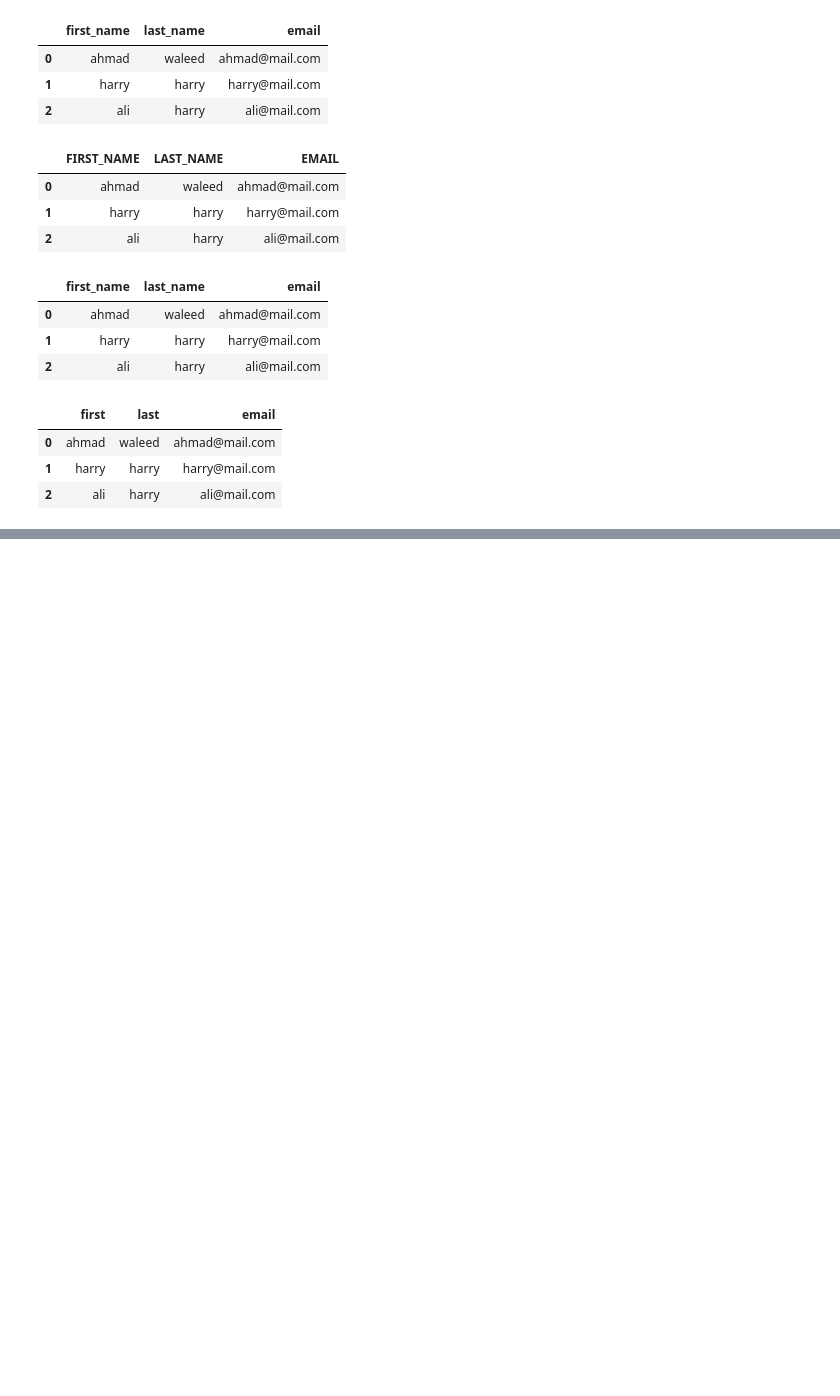
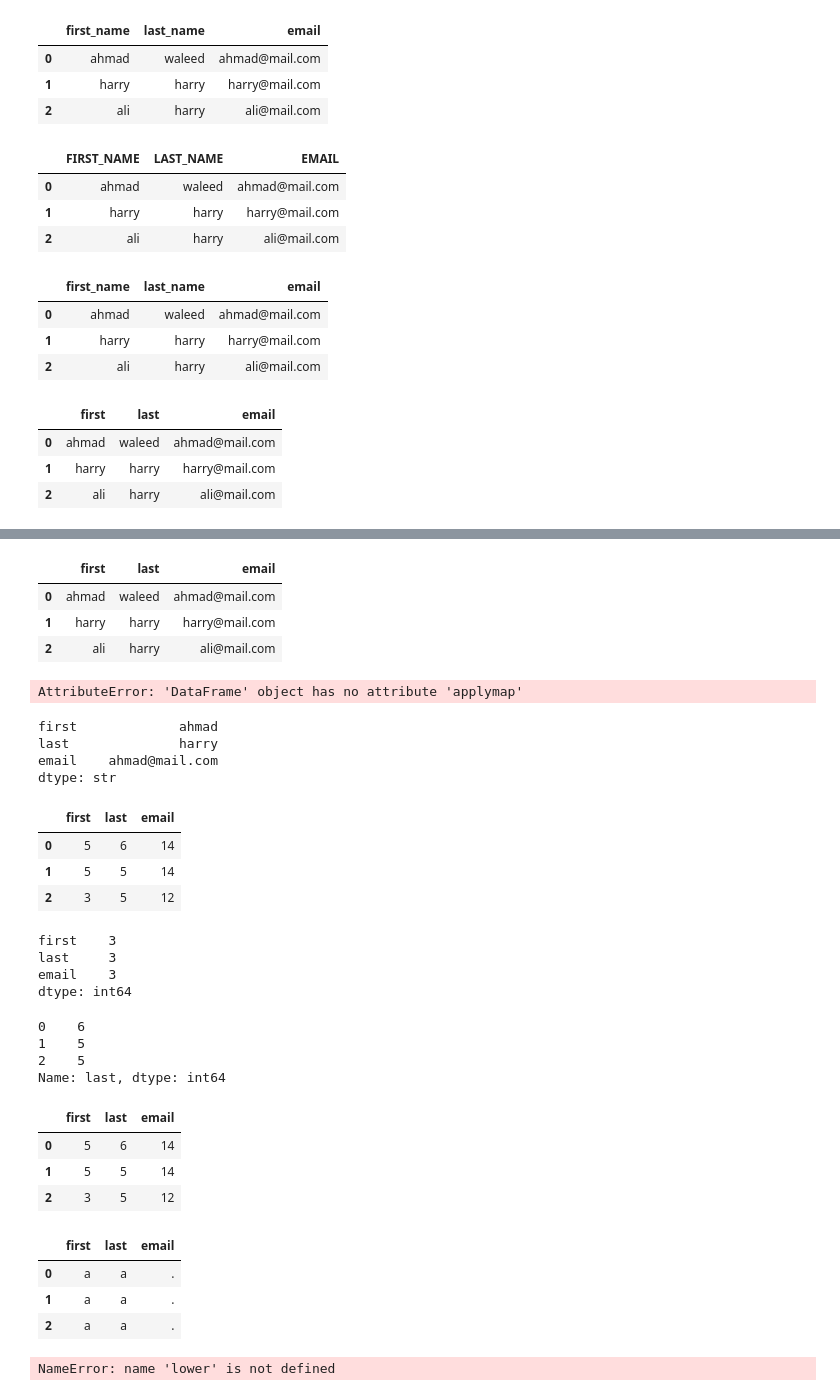
Before and after one commit to Ahmadwaleed11/data-analytics-learning, a Jupyter notebook: Untitled.ipynb, the cells around one changed output, grey strips where cells are left out. Drawn from its saved outputs; the diff is of its cells as text; code cells hidden in the pictures; blank space fills up the shorter version.

```diff
--- a/Untitled.ipynb
+++ b/Untitled.ipynb
@@ -158,0 +185,57 @@ df
+# %%
+df
+# %% [output]
+|  | first | last | email |
+| 0 | ahmad | waleed | ahmad@mail.com |
+| 1 | harry | harry | harry@mail.com |
+| 2 | ali | harry | ali@mail.com |
+# %%
+df.applymap(len)
+# %% [output]
+AttributeError: 'DataFrame' object has no attribute 'applymap'
+# %%
+df.apply(lambda x: x.min())
+# %% [output]
+first             ahmad
+last              harry
+email    ahmad@mail.com
+dtype: str
+# %%
+df.map(len)
+# %% [output]
+|  | first | last | email |
+| 0 | 5 | 6 | 14 |
+| 1 | 5 | 5 | 14 |
+| 2 | 3 | 5 | 12 |
+# %%
+df.apply(len)
+# %% [output]
+first    3
+last     3
+email    3
+dtype: int64
+# %%
+df['last'].apply(len)
+# %% [output]
+0    6
+1    5
+2    5
+Name: last, dtype: int64
+# %%
+df.map(len)
+# %% [output]
+|  | first | last | email |
+| 0 | 5 | 6 | 14 |
+| 1 | 5 | 5 | 14 |
+| 2 | 3 | 5 | 12 |
+# %%
+df.map(min)
+# %% [output]
+|  | first | last | email |
+| 0 | a | a | . |
+| 1 | a | a | . |
+| 2 | a | a | . |
+# %%
+df['last'].apply(lower())
+# %% [output]
+NameError: name 'lower' is not defined
```
Also changed, not shown: parts of 33 cells of this notebook, 3 other files.
